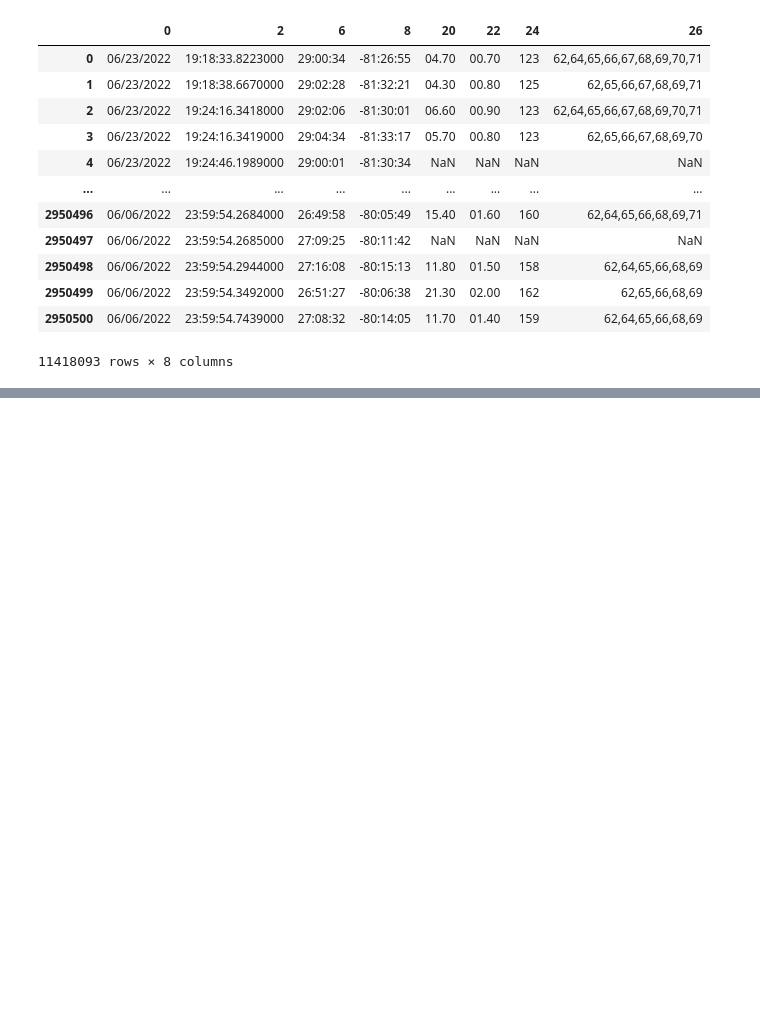
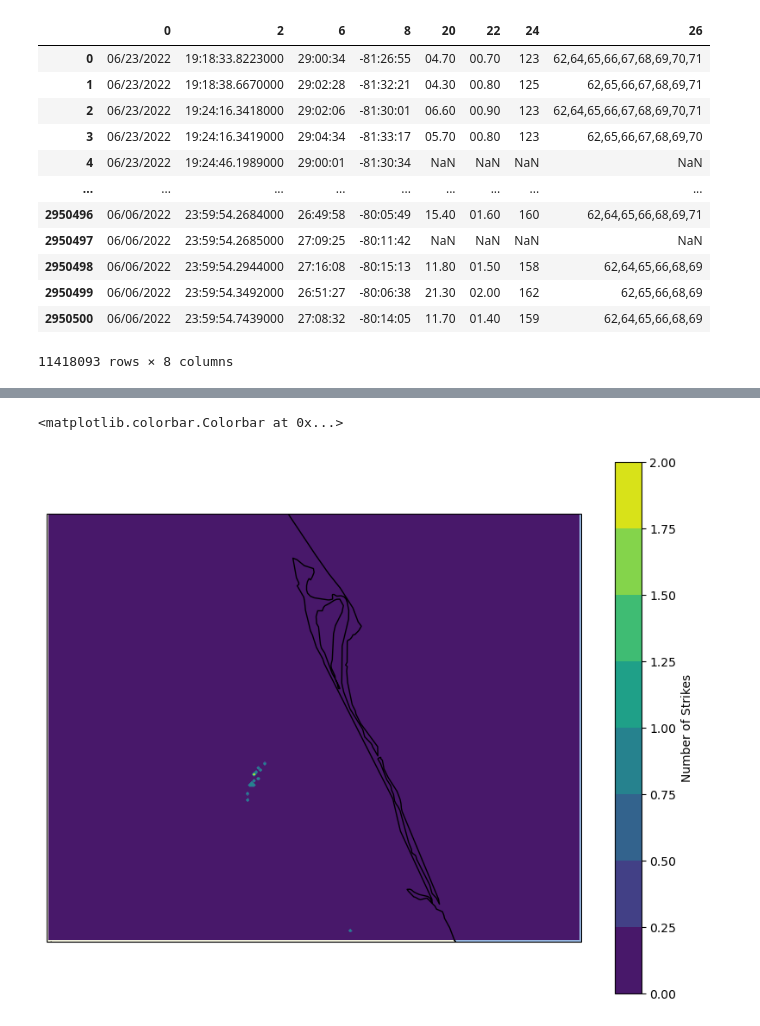
Before and after one commit to bmccl87/merlin_data_analysis, a Jupyter notebook: mrms_vii.ipynb, the cells around one changed output, grey strips where cells are left out. Saved outputs shown, nothing was run; the diff lists cells and outputs as text; code cells hidden in the pictures; blank space fills up the shorter version.

```diff
--- a/mrms_vii.ipynb
+++ b/mrms_vii.ipynb
@@ -165,7 +177,13 @@ cc_dataset = xr.open_dataset("lightningData2.nc")
 # %%
 
 fig = plt.figure(figsize=(10,8))
 ax = fig.add_subplot(1,1,1, projection=ccrs.PlateCarree())
 ax.set_extent([-82,-79.5,27,29],crs=ccrs.PlateCarree())
 ax.add_feature(cfeature.LAND, edgecolor="black")
 ax.add_feature(cfeature.OCEAN, edgecolor="black")
+plt.contourf(cc_dataset['lon']-360, cc_dataset['lat'],cc_dataset['strikes'][14,:,:].values.transpose(),transform=ccrs.PlateCarree())
+ax.coastlines()
+plt.colorbar(label='Number of Strikes')
+# %% [output]
+<matplotlib.colorbar.Colorbar at 0x...>
+[figure, added]
```
Also changed, not shown: parts of 4 cells of this notebook, 1 other file.
